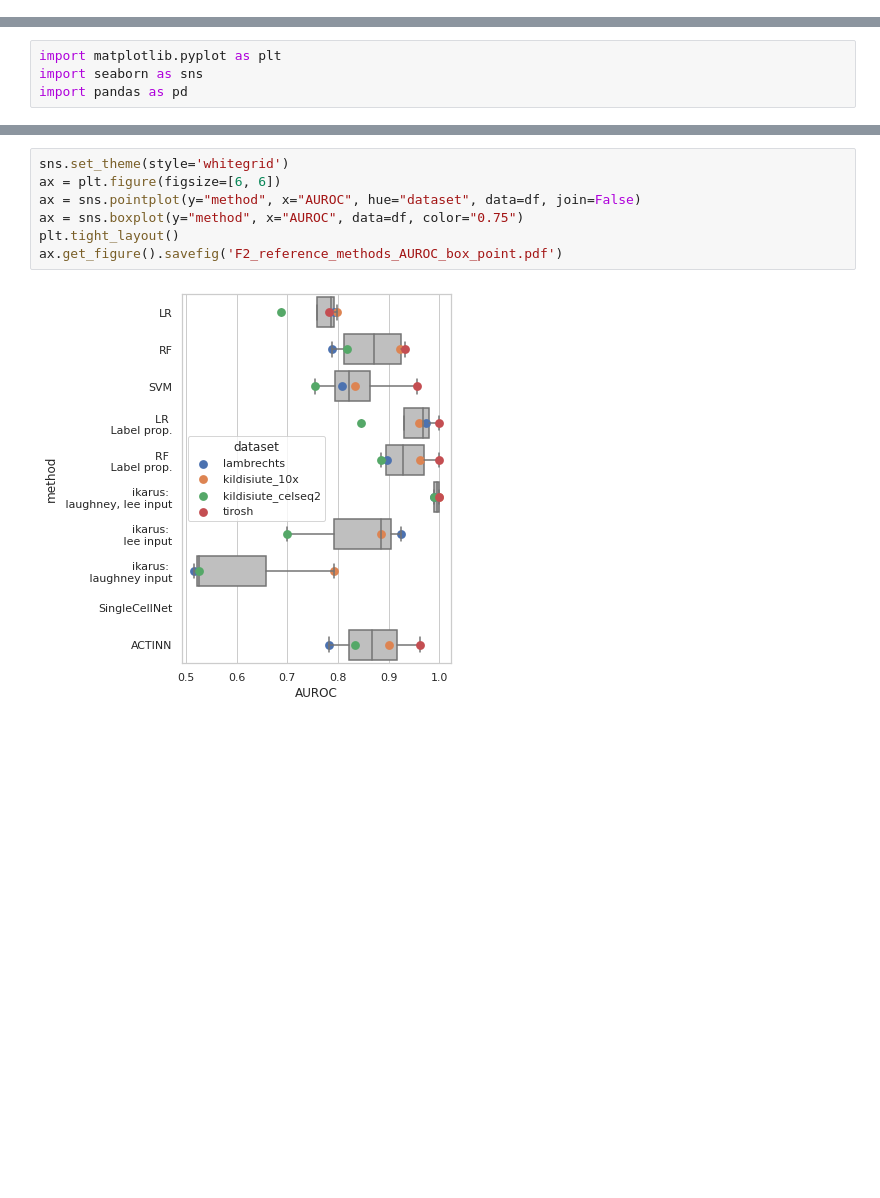
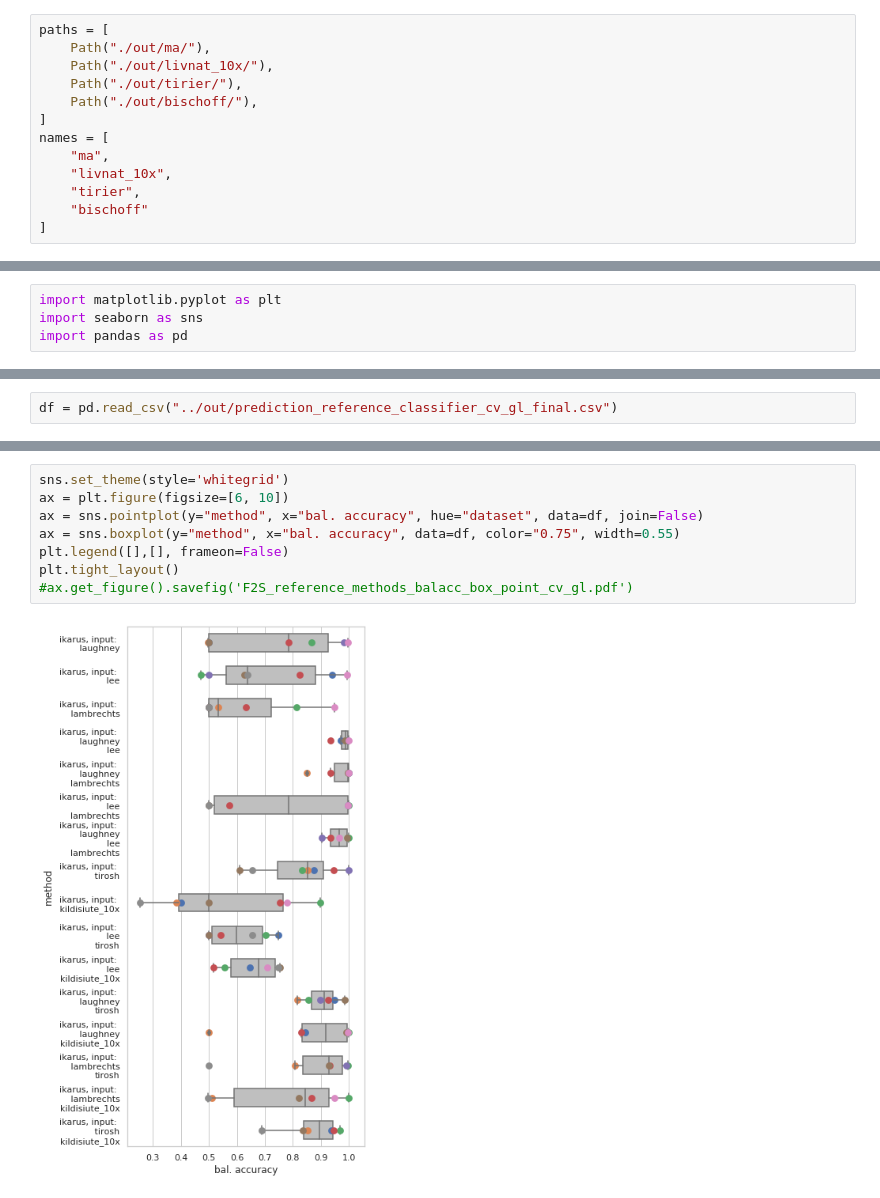
Before and after one commit to BIMSBbioinfo/ikarus---auxiliary, a Jupyter notebook: part_1/f2/make_f2.ipynb, the cells around one changed output, grey strips where cells are left out. Drawn from its saved outputs; the diff is of its cells as text; blank space fills up the shorter version.

```diff
--- a/part_1/f2/make_f2.ipynb
+++ b/part_1/f2/make_f2.ipynb
@@ -203,3 +203,16 @@ weighted avg       1.00      1.00      1.00      6442
 weighted avg       0.99      0.99      0.99     13281
 ... storing 'tier_0_pred_correctness' as categorical
 ... (8 outputs left out)
+# %%
+paths = [
+    Path("./out/ma/"),
+    Path("./out/livnat_10x/"),
+    Path("./out/tirier/"),
+    Path("./out/bischoff/"),
+]
+names = [
+    "ma",
+    "livnat_10x",
+    "tirier",
+    "bischoff"
+]
@@ -233,0 +539,2 @@ df
+# %%
+df = pd.read_csv("../out/prediction_reference_classifier_cv_gl_final.csv")
@@ -242,9 +597,10 @@ ax.get_figure().savefig('F2_reference_methods_AUROC_box.pdf')
 # %%
 sns.set_theme(style='whitegrid')
-ax = plt.figure(figsize=[6, 6])
-ax = sns.pointplot(y="method", x="AUROC", hue="dataset", data=df, join=False)
-ax = sns.boxplot(y="method", x="AUROC", data=df, color="0.75")
+ax = plt.figure(figsize=[6, 10])
+ax = sns.pointplot(y="method", x="bal. accuracy", hue="dataset", data=df, join=False)
+ax = sns.boxplot(y="method", x="bal. accuracy", data=df, color="0.75", width=0.55)
+plt.legend([],[], frameon=False)
 plt.tight_layout()
-ax.get_figure().savefig('F2_reference_methods_AUROC_box_point.pdf')
+#ax.get_figure().savefig('F2S_reference_methods_balacc_box_point_cv_gl.pdf')
 # %% [output]
-[figure, old version]
+[figure, new version]
```
Also changed, not shown: parts of 38 cells of this notebook, 26 other files.
